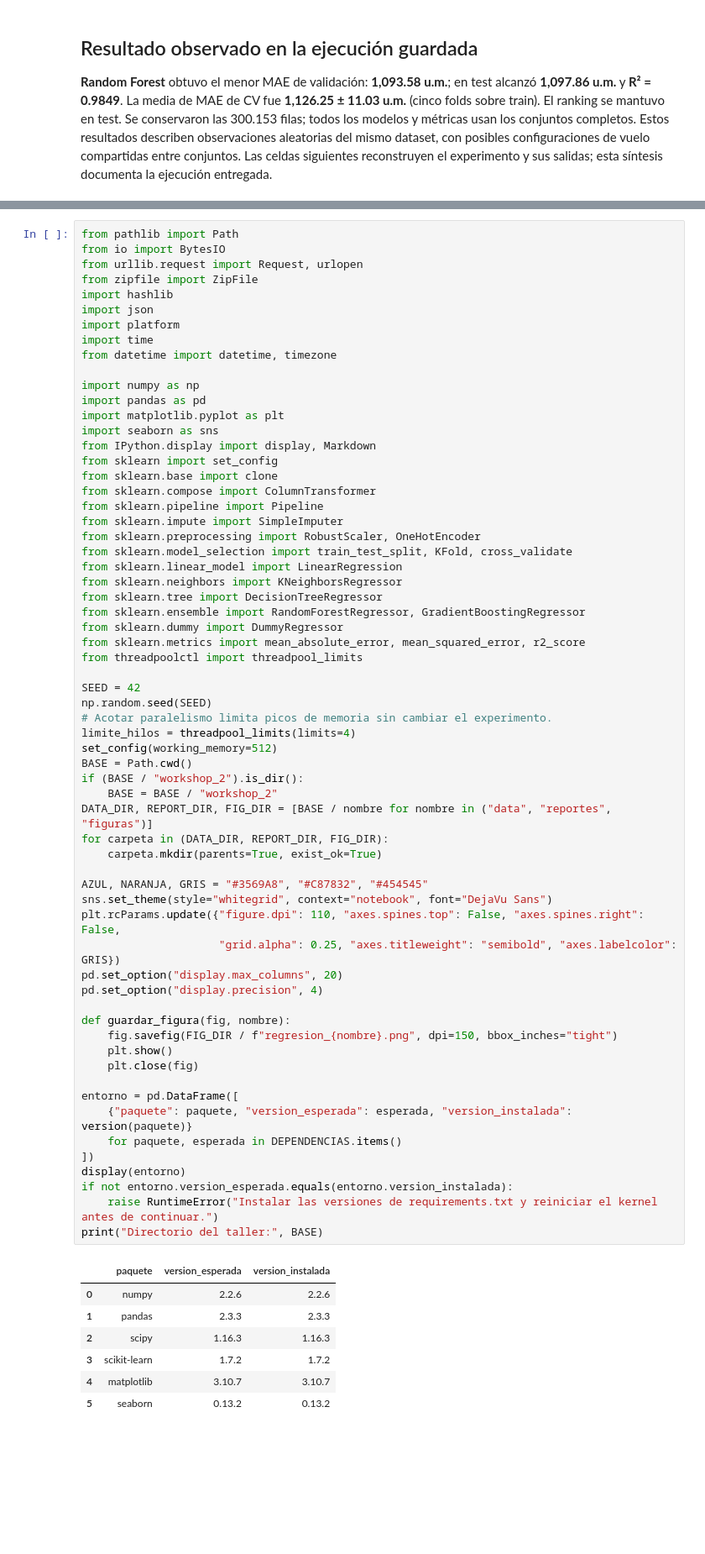
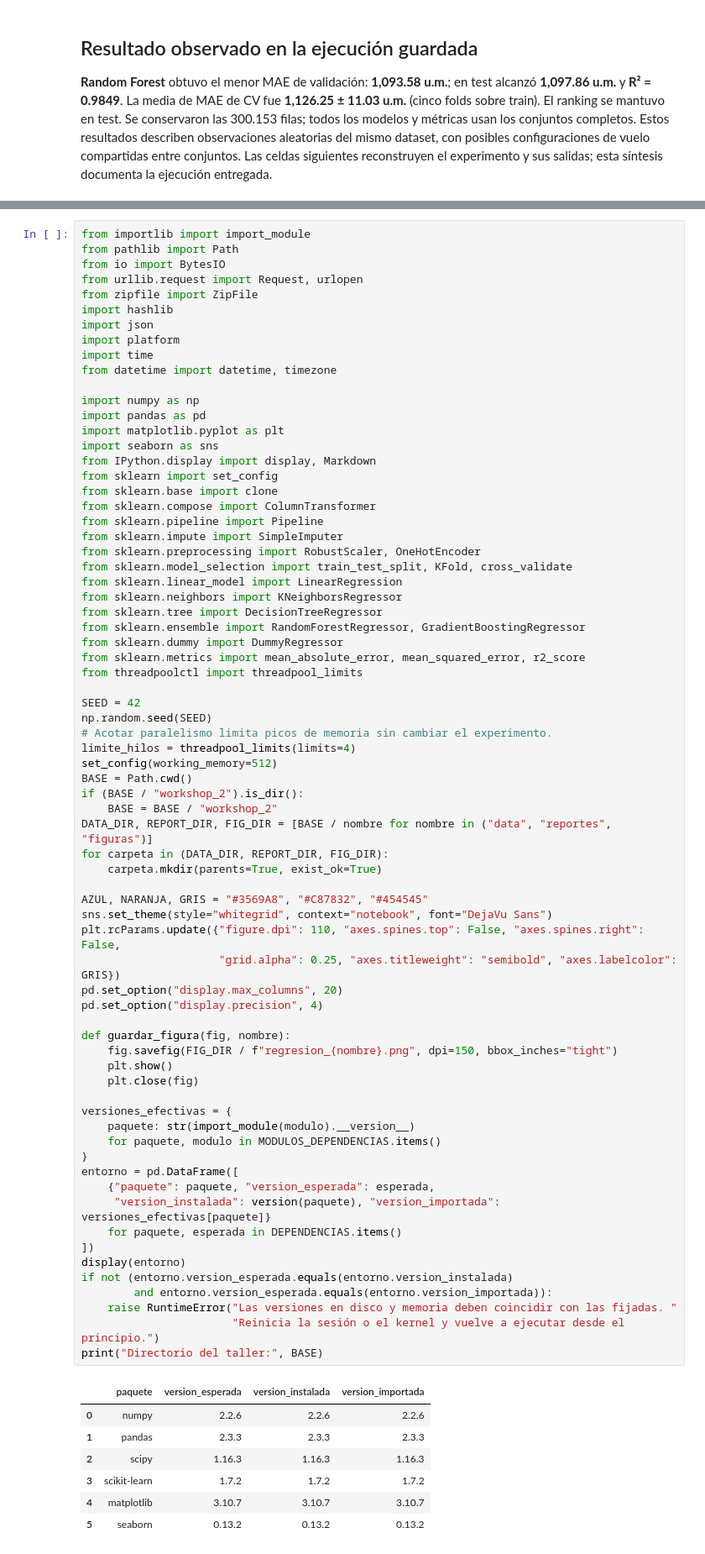
Before and after one commit to cristiancabezas13/Workshop_1, a Jupyter notebook: workshop_2/01_regresion_vuelos.ipynb, the cells around one changed output, grey strips where cells are left out. Shown at 84% size. Drawn from its saved outputs; the diff is of its cells as text; blank space fills up the shorter version.

Commit message:
Controla el reinicio de dependencias al ejecutar en Colab

```diff
--- a/workshop_2/01_regresion_vuelos.ipynb
+++ b/workshop_2/01_regresion_vuelos.ipynb
@@ -49,4 +82,5 @@ Python: 3.12.14 | Colab: False
 # %%
+from importlib import import_module
 from pathlib import Path
 from io import BytesIO
 from urllib.request import Request, urlopen
@@ -80,43 +114,50 @@ from threadpoolctl import threadpool_limits
 SEED = 42
 np.random.seed(SEED)
 # Acotar paralelismo limita picos de memoria sin cambiar el experimento.
 limite_hilos = threadpool_limits(limits=4)
 set_config(working_memory=512)
 BASE = Path.cwd()
 if (BASE / "workshop_2").is_dir():
     BASE = BASE / "workshop_2"
 DATA_DIR, REPORT_DIR, FIG_DIR = [BASE / nombre for nombre in ("data", "reportes", "figuras")]
 for carpeta in (DATA_DIR, REPORT_DIR, FIG_DIR):
     carpeta.mkdir(parents=True, exist_ok=True)
 
 AZUL, NARANJA, GRIS = "#3569A8", "#C87832", "#454545"
 sns.set_theme(style="whitegrid", context="notebook", font="DejaVu Sans")
 plt.rcParams.update({"figure.dpi": 110, "axes.spines.top": False, "axes.spines.right": False,
                      "grid.alpha": 0.25, "axes.titleweight": "semibold", "axes.labelcolor": GRIS})
 pd.set_option("display.max_columns", 20)
 pd.set_option("display.precision", 4)
 
 def guardar_figura(fig, nombre):
     fig.savefig(FIG_DIR / f"regresion_{nombre}.png", dpi=150, bbox_inches="tight")
     plt.show()
     plt.close(fig)
 
+versiones_efectivas = {
+    paquete: str(import_module(modulo).__version__)
+    for paquete, modulo in MODULOS_DEPENDENCIAS.items()
+}
 entorno = pd.DataFrame([
-    {"paquete": paquete, "version_esperada": esperada, "version_instalada": version(paquete)}
+    {"paquete": paquete, "version_esperada": esperada,
+     "version_instalada": version(paquete), "version_importada": versiones_efectivas[paquete]}
     for paquete, esperada in DEPENDENCIAS.items()
 ])
 display(entorno)
-if not entorno.version_esperada.equals(entorno.version_instalada):
-    raise RuntimeError("Instalar las versiones de requirements.txt y reiniciar el kernel antes de continuar.")
+if not (entorno.version_esperada.equals(entorno.version_instalada)
+        and entorno.version_esperada.equals(entorno.version_importada)):
+    raise RuntimeError("Las versiones en disco y memoria deben coincidir con las fijadas. "
+                       "Reinicia la sesión o el kernel y vuelve a ejecutar desde el principio.")
 print("Directorio del taller:", BASE)
 # %% [output]
-|  | paquete | version_esperada | version_instalada |
-| 0 | numpy | 2.2.6 | 2.2.6 |
-| 1 | pandas | 2.3.3 | 2.3.3 |
-| 2 | scipy | 1.16.3 | 1.16.3 |
-| 3 | scikit-learn | 1.7.2 | 1.7.2 |
-| 4 | matplotlib | 3.10.7 | 3.10.7 |
-| 5 | seaborn | 0.13.2 | 0.13.2 |
+|  | paquete | version_esperada | version_instalada | version_importada |
+| 0 | numpy | 2.2.6 | 2.2.6 | 2.2.6 |
+| 1 | pandas | 2.3.3 | 2.3.3 | 2.3.3 |
+| 2 | scipy | 1.16.3 | 1.16.3 | 1.16.3 |
+| 3 | scikit-learn | 1.7.2 | 1.7.2 | 1.7.2 |
+| 4 | matplotlib | 3.10.7 | 3.10.7 | 3.10.7 |
+| 5 | seaborn | 0.13.2 | 0.13.2 | 0.13.2 |
 Directorio del taller: S:\Github\Workshop_1\workshop_2
 # %% [markdown]
 ## 2. Datos, objetivo y auditoría inicial · puntos 1–6
```
Also changed, not shown: parts of 2 cells of this notebook, 2 other files.
